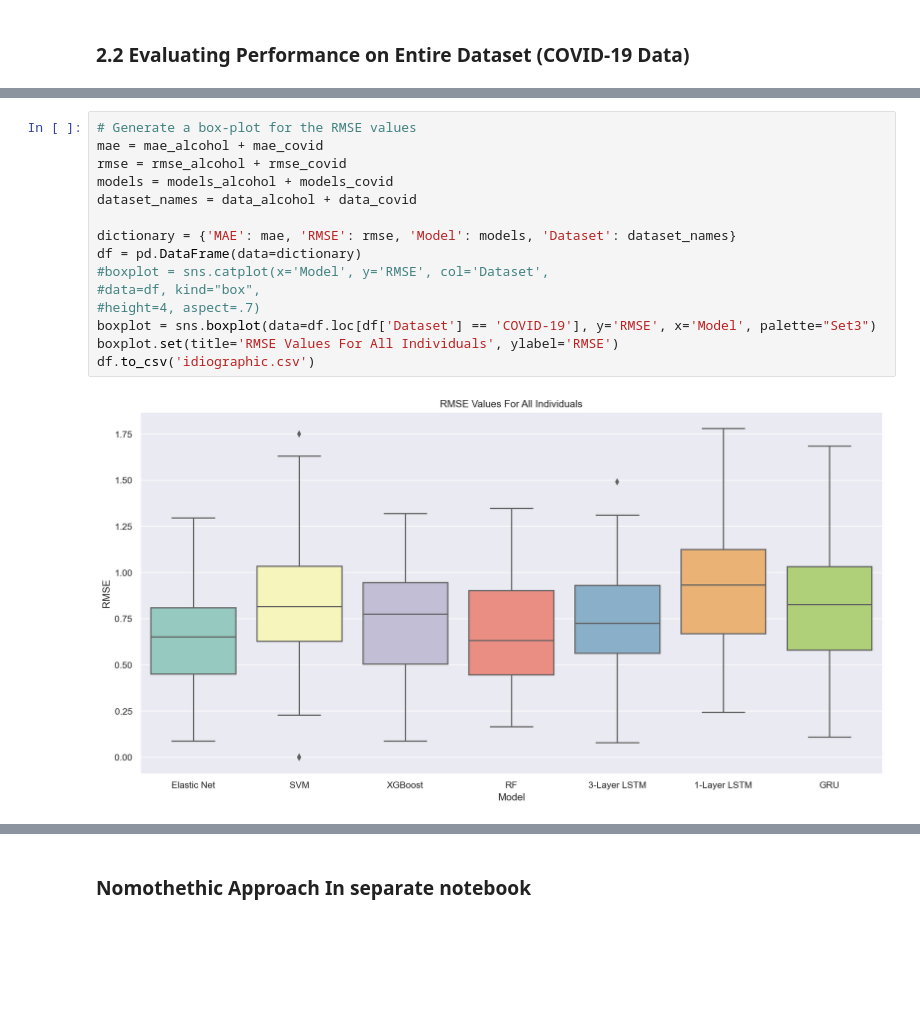
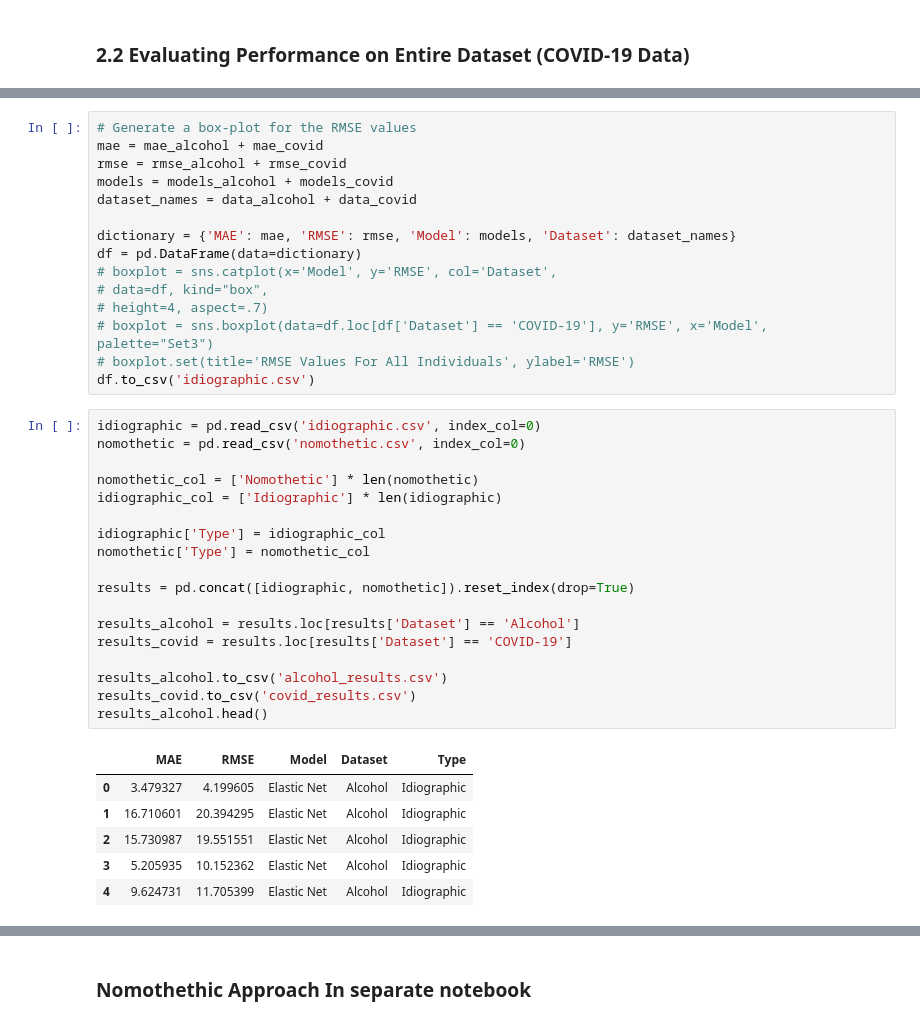
Before and after one commit to RoscaAlex00/DLTimeSeries, a Jupyter notebook: forecasting.ipynb, the cells around one changed output, grey strips where cells are left out. Cells and saved outputs as stored; diff of their text form; blank space fills up the shorter version.

```diff
--- a/forecasting.ipynb
+++ b/forecasting.ipynb
@@ -759,11 +753,34 @@ dataset_names = data_alcohol + data_covid
 
 dictionary = {'MAE': mae, 'RMSE': rmse, 'Model': models, 'Dataset': dataset_names}
 df = pd.DataFrame(data=dictionary)
-#boxplot = sns.catplot(x='Model', y='RMSE', col='Dataset',
-#data=df, kind="box",
-#height=4, aspect=.7)
-boxplot = sns.boxplot(data=df.loc[df['Dataset'] == 'COVID-19'], y='RMSE', x='Model', palette="Set3")
-boxplot.set(title='RMSE Values For All Individuals', ylabel='RMSE')
+# boxplot = sns.catplot(x='Model', y='RMSE', col='Dataset',
+# data=df, kind="box",
+# height=4, aspect=.7)
+# boxplot = sns.boxplot(data=df.loc[df['Dataset'] == 'COVID-19'], y='RMSE', x='Model', palette="Set3")
+# boxplot.set(title='RMSE Values For All Individuals', ylabel='RMSE')
 df.to_csv('idiographic.csv')
-# %% [output]
-[figure, removed]
+# %%
+idiographic = pd.read_csv('idiographic.csv', index_col=0)
+nomothetic = pd.read_csv('nomothetic.csv', index_col=0)
+
+nomothetic_col = ['Nomothetic'] * len(nomothetic)
+idiographic_col = ['Idiographic'] * len(idiographic)
+
+idiographic['Type'] = idiographic_col
+nomothetic['Type'] = nomothetic_col
+
+results = pd.concat([idiographic, nomothetic]).reset_index(drop=True)
+
+results_alcohol = results.loc[results['Dataset'] == 'Alcohol']
+results_covid = results.loc[results['Dataset'] == 'COVID-19']
+
+results_alcohol.to_csv('alcohol_results.csv')
+results_covid.to_csv('covid_results.csv')
+results_alcohol.head()
+# %% [output]
+|  | MAE | RMSE | Model | Dataset | Type |
+| 0 | 3.479327 | 4.199605 | Elastic Net | Alcohol | Idiographic |
+| 1 | 16.710601 | 20.394295 | Elastic Net | Alcohol | Idiographic |
+| 2 | 15.730987 | 19.551551 | Elastic Net | Alcohol | Idiographic |
+| 3 | 5.205935 | 10.152362 | Elastic Net | Alcohol | Idiographic |
+| 4 | 9.624731 | 11.705399 | Elastic Net | Alcohol | Idiographic |
```
Also changed, not shown: parts of 14 cells of this notebook, 10 other files.
